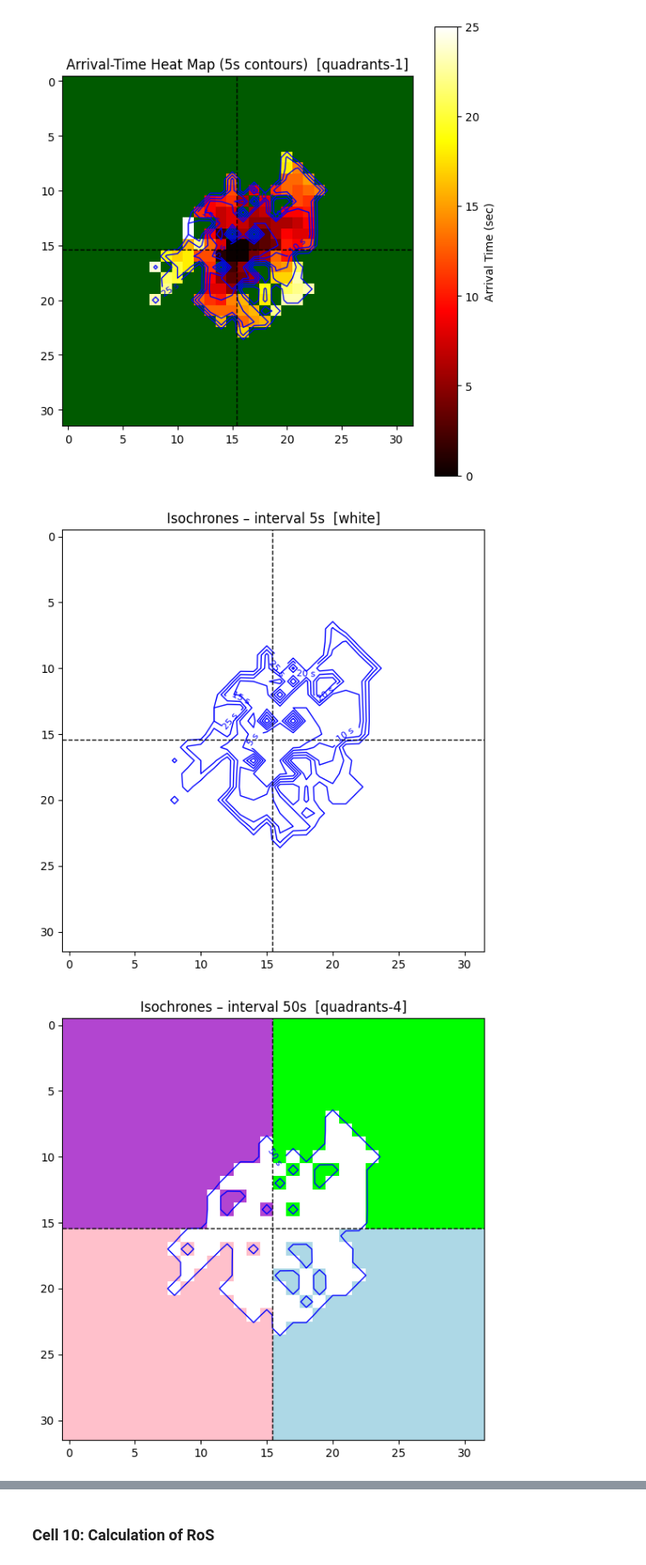
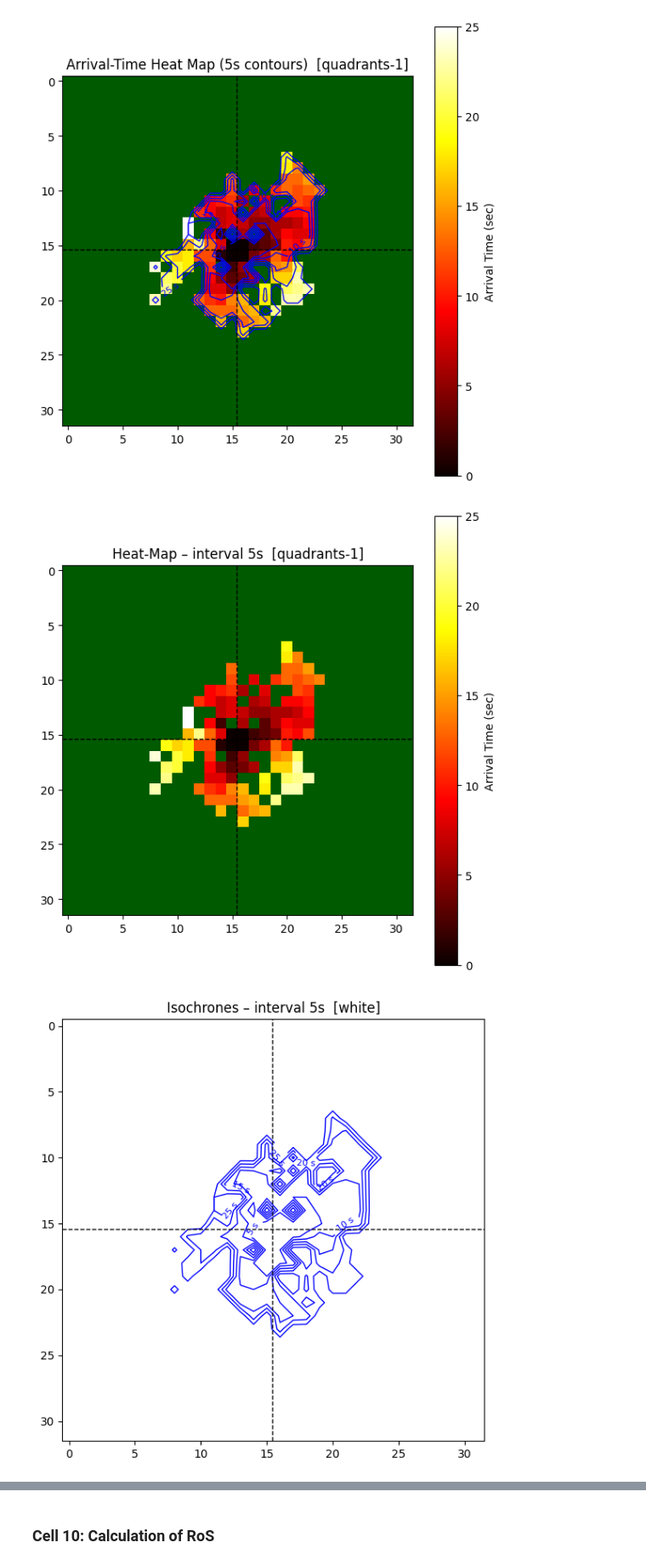
Before and after one commit to Sami-Haque/Computer-Vision-for-Fire-Mod, a Jupyter notebook: Fire Spread Tracking.ipynb, the cells around one changed output, grey strips where cells are left out. Shown at 85% size. Cells and saved outputs as stored; diff of their text form; code cells hidden in the pictures.

Commit message:
v18 - Isolated Isochrones and Heatmaps

```diff
--- a/Fire Spread Tracking.ipynb
+++ b/Fire Spread Tracking.ipynb
@@ -990,44 +990,43 @@ def plot_arrival_heatmap_with_isochrones(arrival_matrix,
     # ---------------------------- title --------------------------------------
     title_bits = []
     if show_heatmap:
         title_bits.append("heat-map")
     if show_isochrones:
         title_bits.append("isochrones")
     if not title_bits:
         title_bits.append("blank")
 
     plt.title(f"{' & '.join(title_bits).title()} – interval {time_interval}s  "
               f"[{unburnt_style}]")
     plt.tight_layout()
     plt.show()
 
 
-    # ① Only contours on white background
+
+plot_arrival_heatmap_with_isochrones(arrival_matrix,
+                                     time_interval=5,
+                                     add_quadrant=True,
+                                     remove_border=True,
+                                     unburnt_style="quadrants-1",
+                                     show_heatmap=True,
+                                     show_isochrones=False)
+
 plot_arrival_heatmap_with_isochrones(arrival_matrix,
                                      time_interval=5,
                                      add_quadrant=True,
                                      remove_border=True,
                                      unburnt_style="white",
                                      show_heatmap=False,
                                      show_isochrones=True)
 
-# ② Quadrant-4 background + contours, no heat-map colours
+
 plot_arrival_heatmap_with_isochrones(arrival_matrix,
-                                     time_interval=50,
-                                     add_quadrant=True,
-                                     remove_border=True,
-                                     unburnt_style="quadrants-4",
-                                     show_heatmap=False,
-                                     show_isochrones=True)
-
-# ③ Full visual (heat-map + contours) with dark-green board
-plot_arrival_heatmap_with_isochrones(arrival_matrix,
-                                     time_interval=50,
+                                     time_interval=5,
                                      add_quadrant=True,
                                      remove_border=True,
                                      unburnt_style="quadrants-1",
                                      show_heatmap=True,
                                      show_isochrones=True)
 # %% [output]
-[figure, old version]
+[figure, new version]
-[figure, old version]
+[figure, new version]
```
Also changed, not shown: parts of 2 cells of this notebook.
